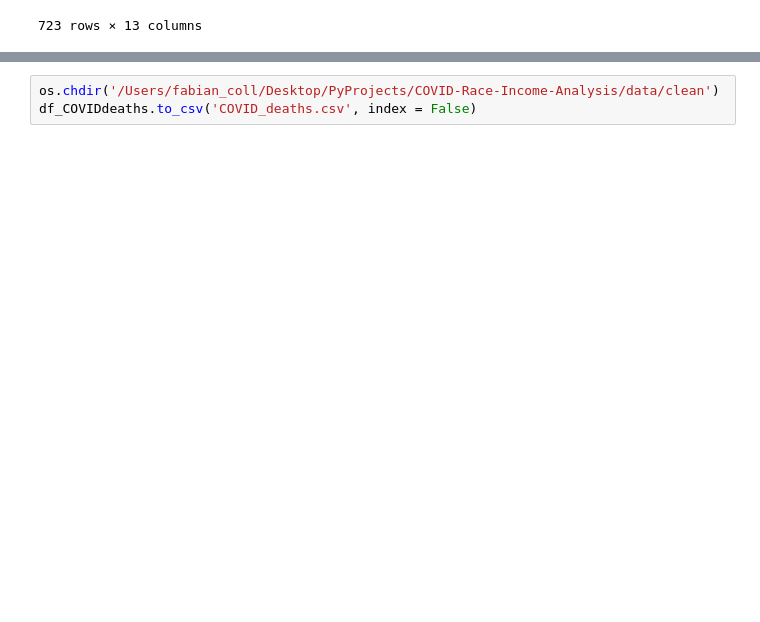
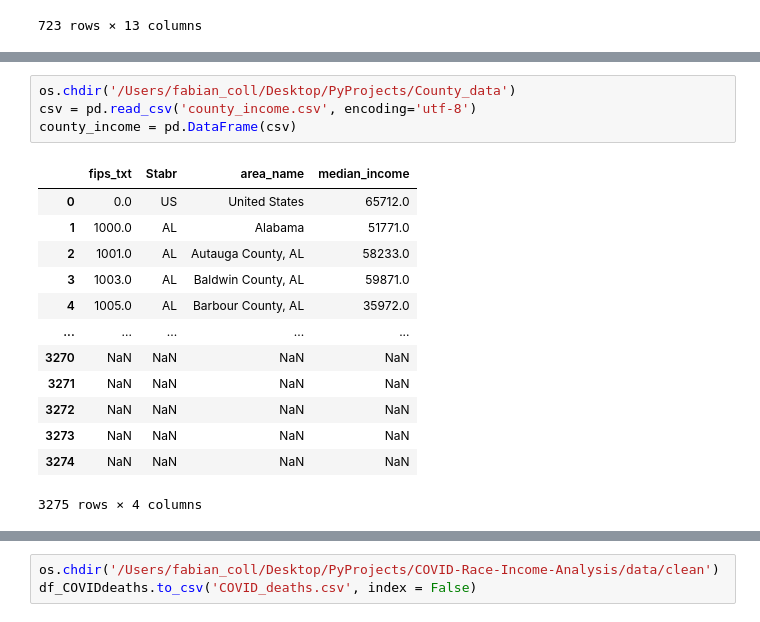
Before and after one commit to CFabian88/COVID-Race-Income-Analysis, a Jupyter notebook: data_cleanse.ipynb, the cells around one changed output, grey strips where cells are left out. Drawn from its saved outputs; the diff is of its cells as text; blank space fills up the shorter version.

```diff
--- a/data_cleanse.ipynb
+++ b/data_cleanse.ipynb
@@ -259,0 +261,18 @@ See the caveats in the documentation: https://pandas.pydata.org/pandas-docs/stab
+# %%
+os.chdir('/Users/fabian_coll/Desktop/PyProjects/County_data')
+csv = pd.read_csv('county_income.csv', encoding='utf-8')
+county_income = pd.DataFrame(csv)
+# %% [output]
+|  | fips_txt | Stabr | area_name | median_income |
+| 0 | 0.0 | US | United States | 65712.0 |
+| 1 | 1000.0 | AL | Alabama | 51771.0 |
+| 2 | 1001.0 | AL | Autauga County, AL | 58233.0 |
+| 3 | 1003.0 | AL | Baldwin County, AL | 59871.0 |
+| 4 | 1005.0 | AL | Barbour County, AL | 35972.0 |
+| ... | ... | ... | ... | ... |
+| 3270 | NaN | NaN | NaN | NaN |
+| 3271 | NaN | NaN | NaN | NaN |
+| 3272 | NaN | NaN | NaN | NaN |
+| 3273 | NaN | NaN | NaN | NaN |
+| 3274 | NaN | NaN | NaN | NaN |
+3275 rows × 4 columns
```
Also changed, not shown: parts of 8 cells of this notebook, 3 other files.
